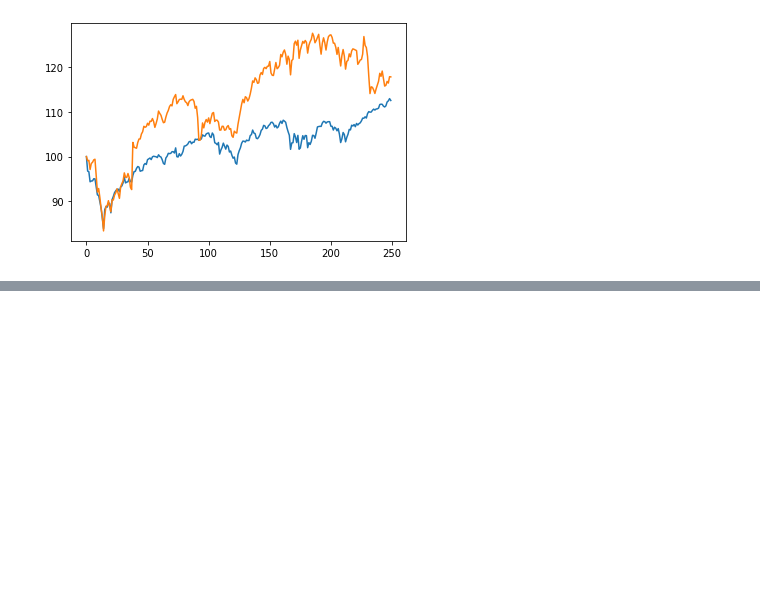
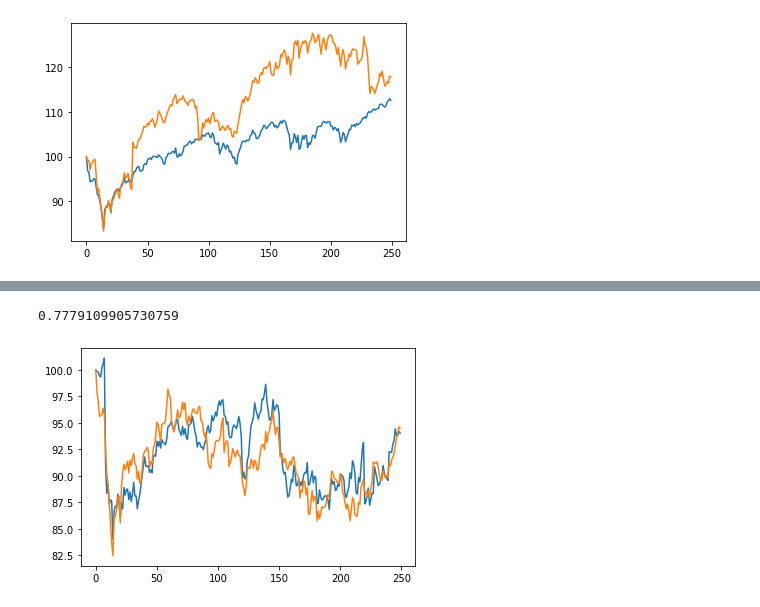
Before and after one commit to marthakarran/Project-1, a Jupyter notebook: project1.ipynb, the cells around one changed output, grey strips where cells are left out. Saved outputs shown, nothing was run; the diff lists cells and outputs as text; code cells hidden in the pictures; blank space fills up the shorter version.

```diff
--- a/project1.ipynb
+++ b/project1.ipynb
@@ -83,0 +98,7 @@ spypct.corr(sykpct)
+# %%
+plt.plot(jnjpct)
+plt.plot(ihepct)
+jnjpct.corr(ihepct)
+# %% [output]
+0.7779109905730759
+[figure, added]
```
Also changed, not shown: parts of 4 cells of this notebook.
